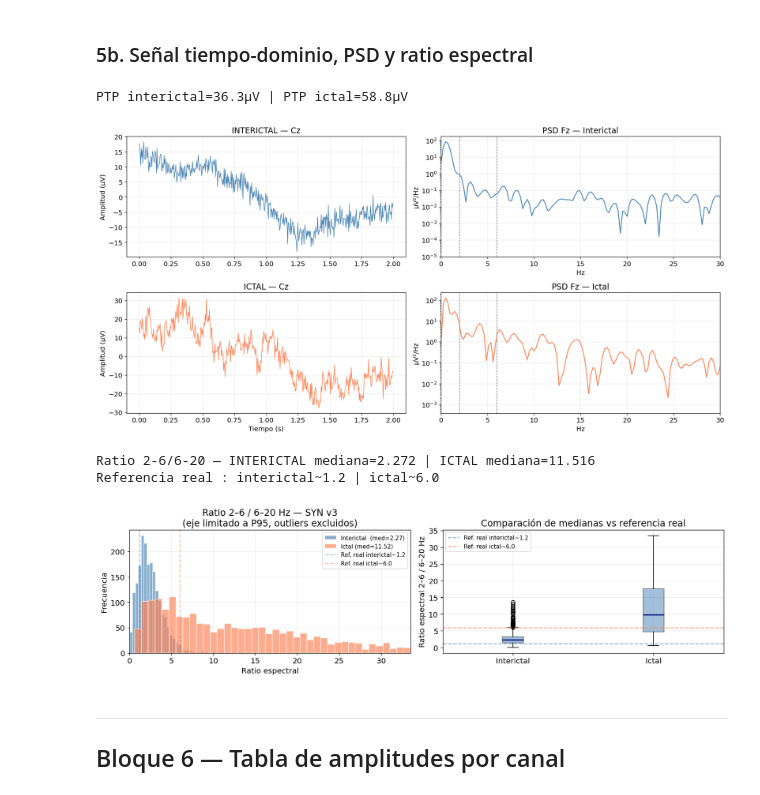
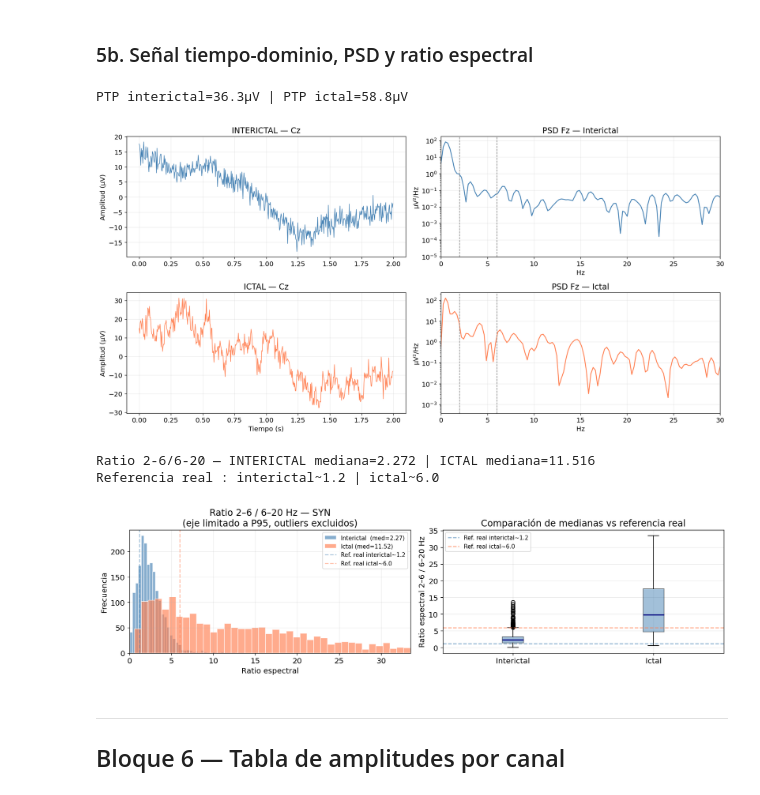
Before and after one commit to EMENESES86/EEGSynthesizer, a Jupyter notebook: 1_0_EEGSynthesizer_DATASET.ipynb, the cells around one changed output. Cells and saved outputs as stored; diff of their text form; code cells hidden in the pictures.

```diff
--- a/1_0_EEGSynthesizer_DATASET.ipynb
+++ b/1_0_EEGSynthesizer_DATASET.ipynb
@@ -742,35 +752,35 @@ axes[0].hist(sc0[sc0 <= x_max], bins=40, alpha=0.65,
 axes[0].hist(sc1[sc1 <= x_max], bins=40, alpha=0.65,
              label=f'Ictal (med={med1:.2f})', color='coral', edgecolor='white')
 axes[0].axvline(1.2, ls='--', lw=1.5, color='steelblue', alpha=0.5, label='Ref. real interictal~1.2')
 axes[0].axvline(6.0, ls='--', lw=1.5, color='coral',     alpha=0.5, label='Ref. real ictal~6.0')
 axes[0].set_xlim(0, x_max)
-axes[0].set_title('Ratio 2–6 / 6–20 Hz — SYN v3\n(eje limitado a P95, outliers excluidos)')
+axes[0].set_title('Ratio 2–6 / 6–20 Hz — SYN\n(eje limitado a P95, outliers excluidos)')
 axes[0].set_xlabel('Ratio espectral')
 axes[0].set_ylabel('Frecuencia')
 axes[0].legend(fontsize=9)
 axes[0].grid(alpha=0.25)
 
 # Box plot para comparar medianas directamente
 axes[1].boxplot([sc0[sc0 <= x_max], sc1[sc1 <= x_max]],
                 tick_labels=['Interictal', 'Ictal'],
                 patch_artist=True,
                 boxprops=dict(facecolor='steelblue', alpha=0.5),
                 medianprops=dict(color='navy', linewidth=2))
 axes[1].axhline(1.2, ls='--', lw=1.5, color='steelblue', alpha=0.6, label='Ref. real interictal~1.2')
 axes[1].axhline(6.0, ls='--', lw=1.5, color='coral',     alpha=0.6, label='Ref. real ictal~6.0')
 axes[1].set_title('Comparación de medianas vs referencia real')
 axes[1].set_ylabel('Ratio espectral 2–6 / 6–20 Hz')
 axes[1].legend(fontsize=9)
 axes[1].grid(alpha=0.25)
 
 plt.tight_layout()
 plt.show()
 # %% [output]
 PTP interictal=36.3µV | PTP ictal=58.8µV
 [figure]
 Ratio 2-6/6-20 — INTERICTAL mediana=2.272 | ICTAL mediana=11.516
 Referencia real : interictal~1.2 | ictal~6.0
-[figure, old version]
+[figure, new version]
 # %% [markdown]
 ---
 ## Bloque 6 — Tabla de amplitudes por canal
```
Also changed, not shown: parts of 10 cells of this notebook, 2 other files.
